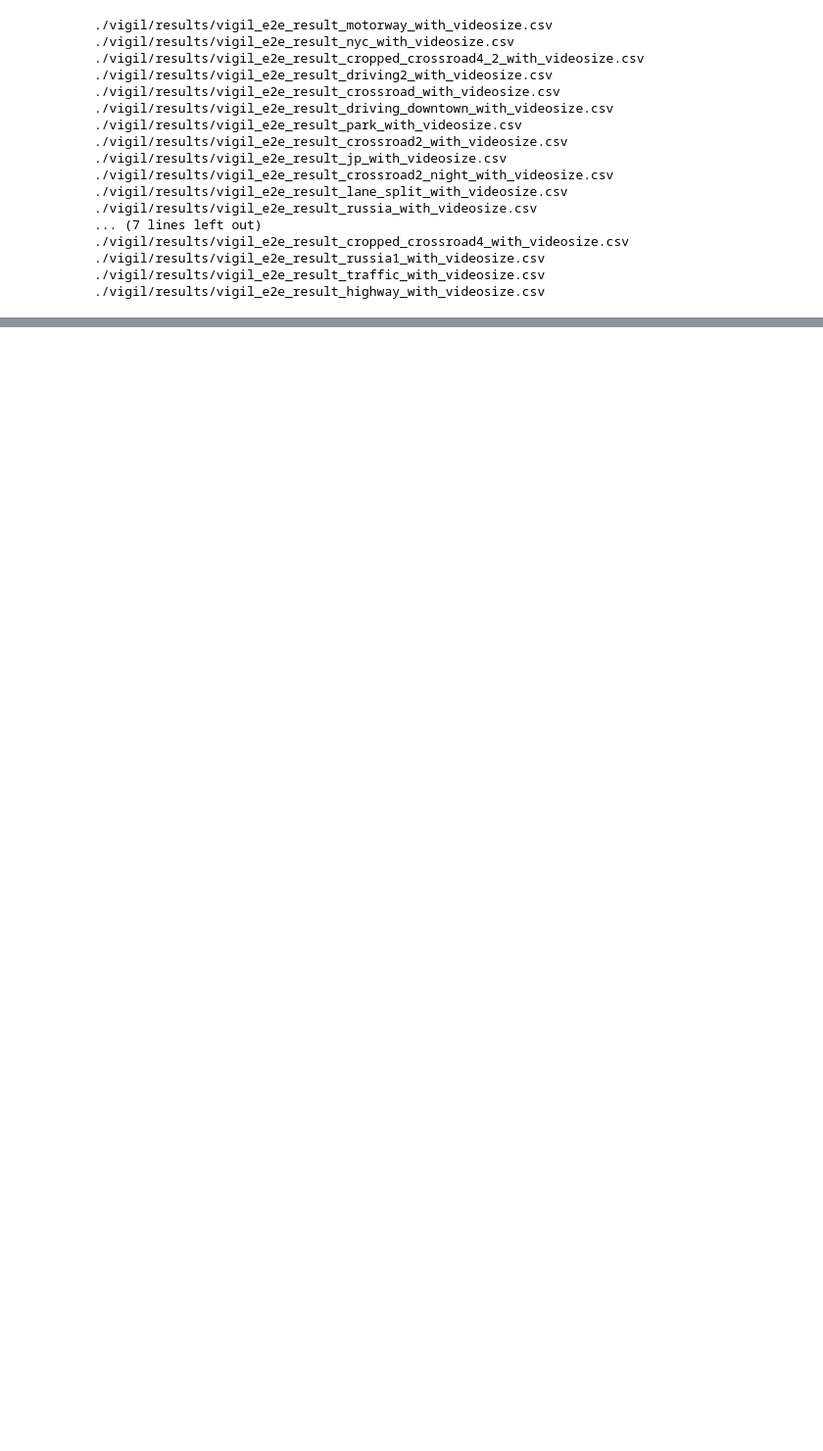
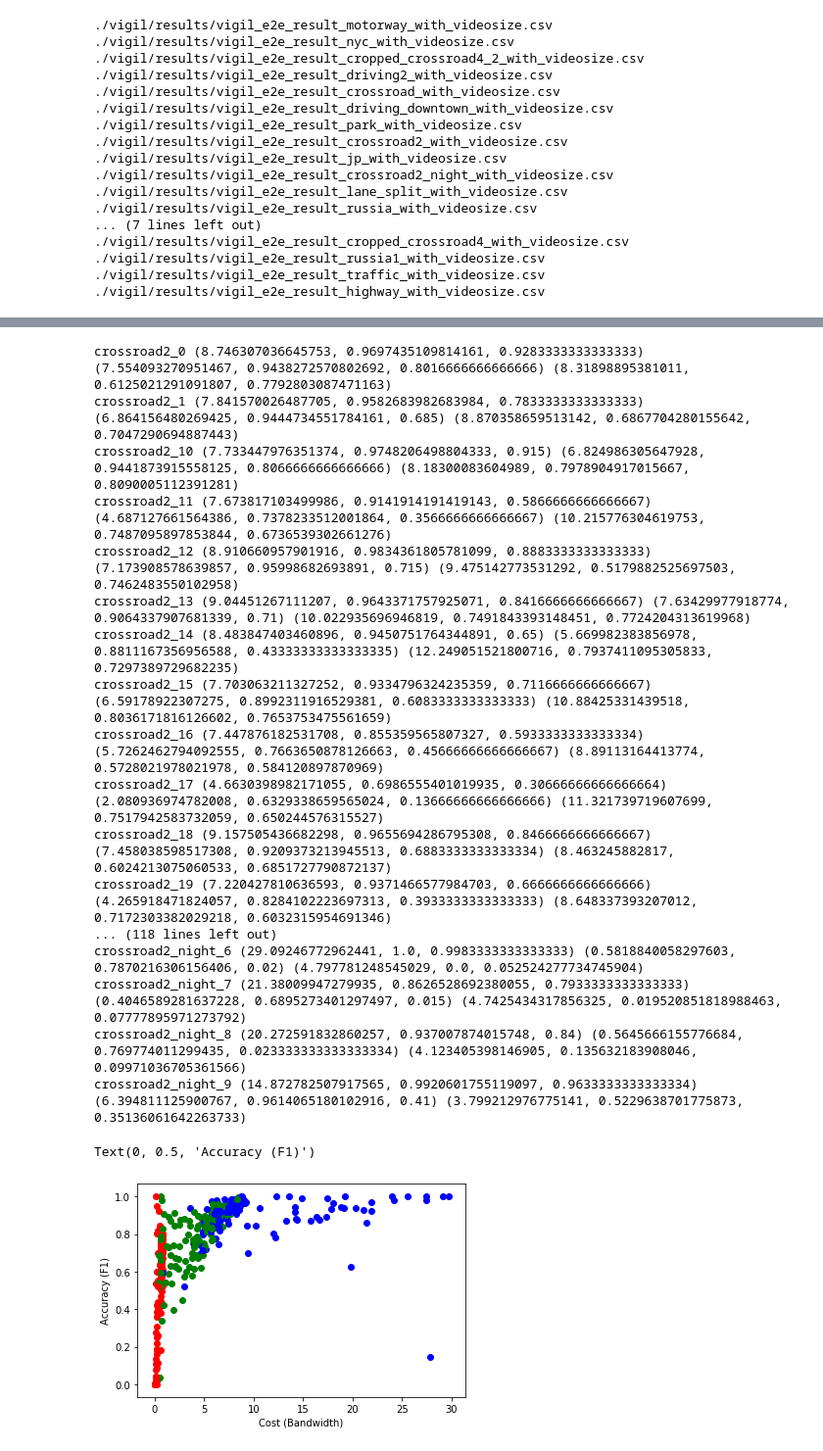
Before and after one commit to zxxia/benchmarking, a Jupyter notebook: show_vigil_noscope.ipynb, the cells around one changed output, grey strips where cells are left out. Shown at 98% size. Drawn from its saved outputs; the diff is of its cells as text; code cells hidden in the pictures; blank space fills up the shorter version.

```diff
--- a/show_vigil_noscope.ipynb
+++ b/show_vigil_noscope.ipynb
@@ -127,32 +119,61 @@ park_30 (0.8867702592362163, 0.8823529411764706) (0.9165108667344756, 0.51948051
 # %%
 fig,ax = plt.subplots(1)
-noscope_perf = {}
+noscope_perf1 = {}
 
-file1 = './noscope/Noscope_e2e_result_crossroad2_night_with_frame_diff_by_daytimedata.csv'
+file1 = './noscope/Noscope_e2e_result_with_frame_diff_allvideo_profile_once.csv'
 with open(file1, 'r') as f:
     f.readline()
     for line in f:
         line_list = line.strip().split(',')
         key = line_list[0]
-        bw = float(line_list[3])
-        f1 = float(line_list[2])
-        noscope_perf[key] = (bw, f1)
-        ax.scatter(bw, f1, c='b')
+        bw = float(line_list[4])
+        f1 = float(line_list[3])
+        trigger_frames = len(line_list[5].split(' '))
+        noscope_perf1[key] = (bw, f1, trigger_frames/600.0)
+#         ax.scatter(bw, f1, c='b')
 
-file2 = './noscope/Noscope_e2e_result_crossroad2_night_with_frame_diff.csv'
+noscope_perf2 = {}
+file2 = './noscope/Noscope_e2e_result_with_frame_diff_allvideo_profile_once_0.75.csv'
 with open(file2, 'r') as f:
     f.readline()
     for line in f:
         line_list = line.strip().split(',')
         key = line_list[0]
-        bw = float(line_list[3])
-        f1 = float(line_list[2])
+        bw = float(line_list[4])
+        f1 = float(line_list[3])
+        trigger_frames = len(line_list[5].split(' '))
 
+        noscope_perf2[key] = (bw, f1,trigger_frames/600.0)
 #         if key in noscope_perf:
 
 #             ax.scatter(bw - noscope_perf[key][0], f1 - noscope_perf[key][1], c='r')
 
-
+for key in sorted(noscope_perf1.keys()):
+    if 'crossroad2' in key:
+        ax.scatter(noscope_perf1[key][0], noscope_perf1[key][1], c='b', label='noscope_0.9')
+        ax.scatter(noscope_perf2[key][0], noscope_perf2[key][1], c='g',label='noscope_0.75')
+        ax.scatter(vigil_perf[key][2], vigil_perf[key][1], c='r', label='vigil')
+        print(key, noscope_perf1[key], noscope_perf2[key], vigil_perf[key])
 
 ax.set_xlabel('Cost (Bandwidth)')
 ax.set_ylabel('Accuracy (F1)')
+# %% [output]
+crossroad2_0 (8.746307036645753, 0.9697435109814161, 0.9283333333333333) (7.554093270951467, 0.9438272570802692, 0.8016666666666666) (8.31898895381011, 0.6125021291091807, 0.7792803087471163)
+crossroad2_1 (7.841570026487705, 0.9582683982683984, 0.7833333333333333) (6.864156480269425, 0.9444734551784161, 0.685) (8.870358659513142, 0.6867704280155642, 0.7047290694887443)
+crossroad2_10 (7.733447976351374, 0.9748206498804333, 0.915) (6.824986305647928, 0.9441873915558125, 0.8066666666666666) (8.18300083604989, 0.7978904917015667, 0.8090005112391281)
+crossroad2_11 (7.673817103499986, 0.9141914191419143, 0.5866666666666667) (4.687127661564386, 0.7378233512001864, 0.3566666666666667) (10.215776304619753, 0.7487095897853844, 0.6736539302661276)
+crossroad2_12 (8.910660957901916, 0.9834361805781099, 0.8883333333333333) (7.173908578639857, 0.95998682693891, 0.715) (9.475142773531292, 0.5179882525697503, 0.7462483550102958)
+crossroad2_13 (9.04451267111207, 0.9643371757925071, 0.8416666666666667) (7.63429977918774, 0.9064337907681339, 0.71) (10.022935696946819, 0.7491843393148451, 0.7724204313619968)
+crossroad2_14 (8.483847403460896, 0.9450751764344891, 0.65) (5.669982383856978, 0.8811167356956588, 0.43333333333333335) (12.249051521800716, 0.7937411095305833, 0.7297389729682235)
+crossroad2_15 (7.703063211327252, 0.9334796324235359, 0.7116666666666667) (6.59178922307275, 0.8992311916529381, 0.6083333333333333) (10.88425331439518, 0.8036171816126602, 0.7653753475561659)
+crossroad2_16 (7.447876182531708, 0.855359565807327, 0.5933333333333334) (5.7262462794092555, 0.7663650878126663, 0.45666666666666667) (8.89113164413774, 0.5728021978021978, 0.584120897870969)
+crossroad2_17 (4.6630398982171055, 0.6986555401019935, 0.30666666666666664) (2.080936974782008, 0.6329338659565024, 0.13666666666666666) (11.321739719607699, 0.7517942583732059, 0.650244576315527)
+crossroad2_18 (9.157505436682298, 0.9655694286795308, 0.8466666666666667) (7.458038598517308, 0.9209373213945513, 0.6883333333333334) (8.463245882817, 0.6024213075060533, 0.6851727790872137)
+crossroad2_19 (7.220427810636593, 0.9371466577984703, 0.6666666666666666) (4.265918471824057, 0.8284102223697313, 0.3933333333333333) (8.648337393207012, 0.7172303382029218, 0.6032315954691346)
+... (118 lines left out)
+crossroad2_night_6 (29.09246772962441, 1.0, 0.9983333333333333) (0.5818840058297603, 0.7870216306156406, 0.02) (4.797781248545029, 0.0, 0.052524277734745904)
+crossroad2_night_7 (21.38009947279935, 0.8626528692380055, 0.7933333333333333) (0.4046589281637228, 0.6895273401297497, 0.015) (4.7425434317856325, 0.019520851818988463, 0.07777895971273792)
+crossroad2_night_8 (20.272591832860257, 0.937007874015748, 0.84) (0.5645666155776684, 0.769774011299435, 0.023333333333333334) (4.123405398146905, 0.135632183908046, 0.09971036705361566)
+crossroad2_night_9 (14.872782507917565, 0.9920601755119097, 0.9633333333333334) (6.394811125900767, 0.9614065180102916, 0.41) (3.799212976775141, 0.5229638701775873, 0.35136061642263733)
+Text(0, 0.5, 'Accuracy (F1)')
+[figure, added]
```
Also changed, not shown: parts of 3 cells of this notebook, 7 other files.
